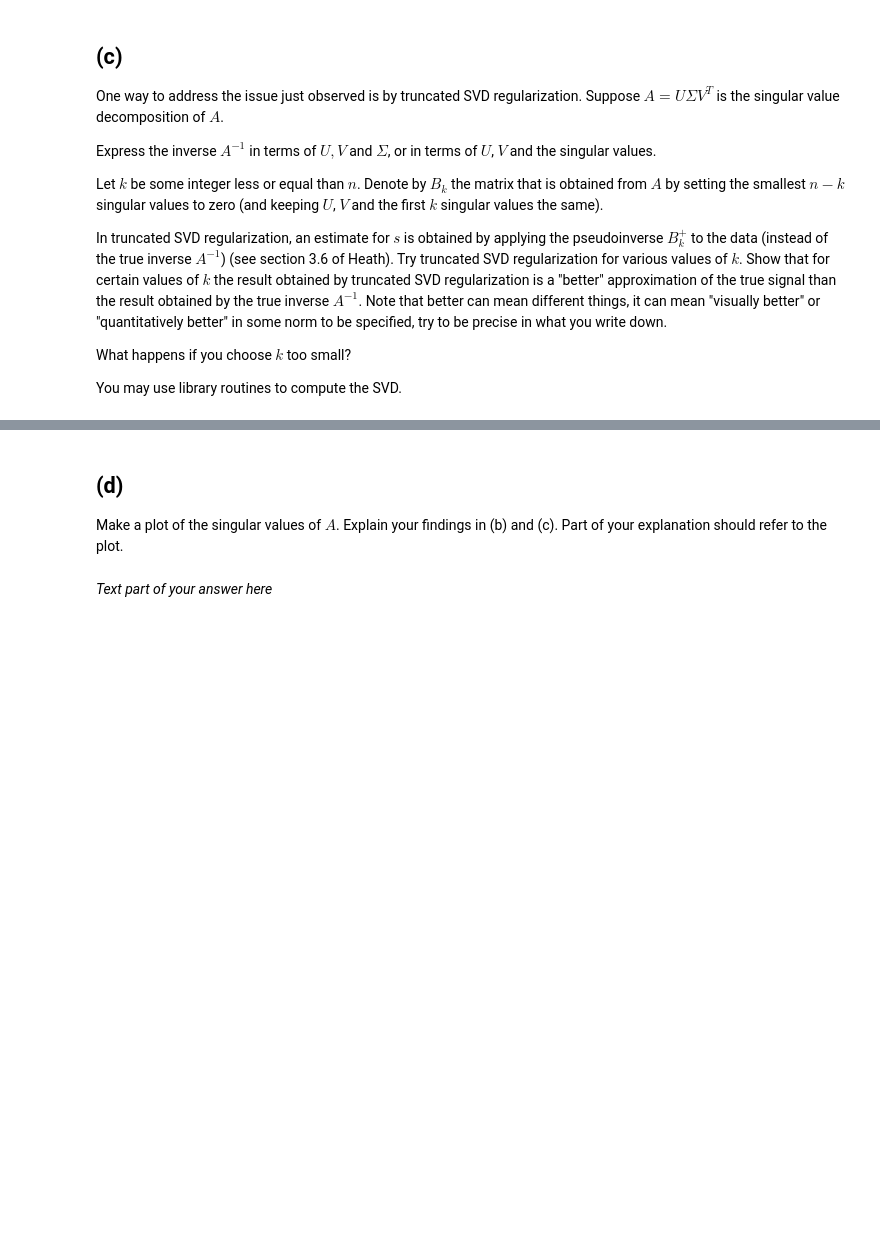
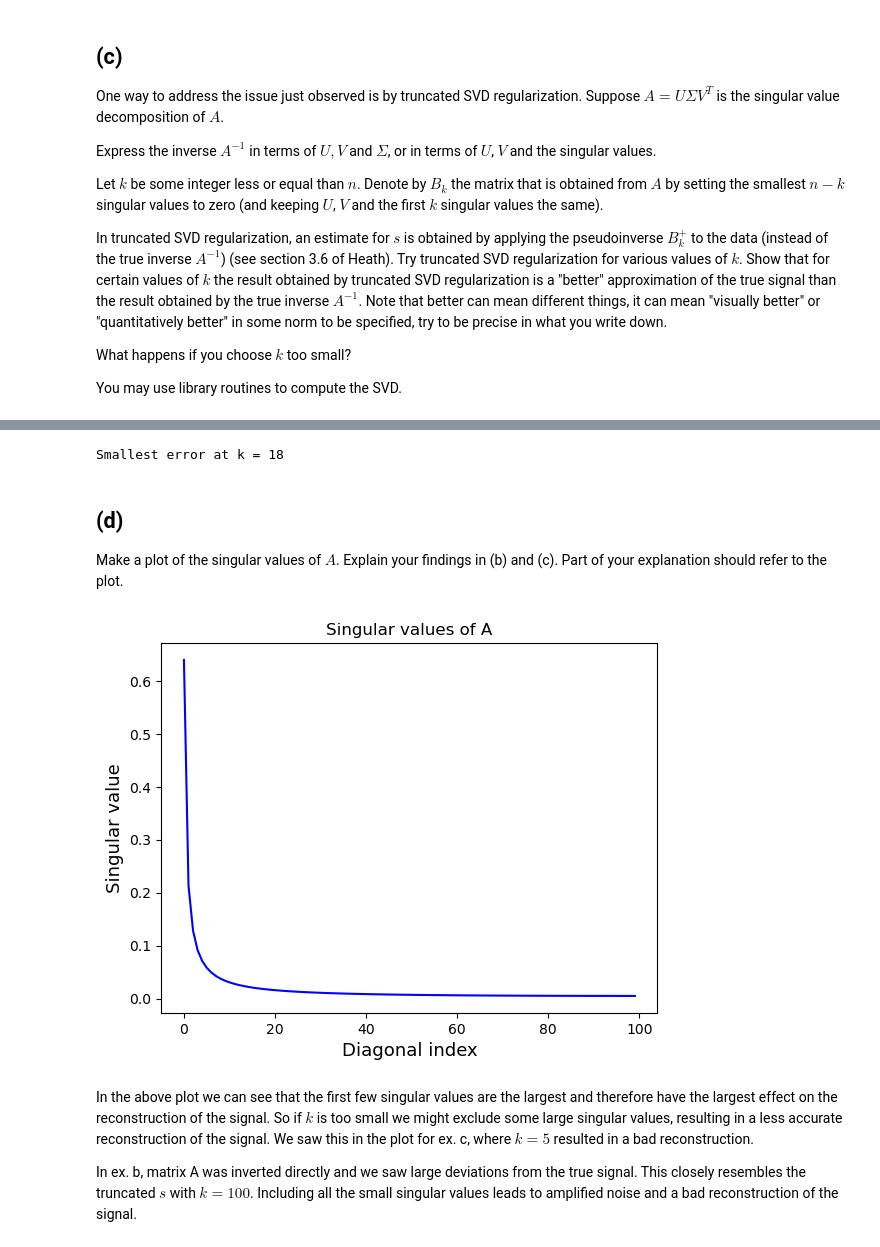
Before and after one commit to NaniHazbolatow/5284NUAL6Y, a Jupyter notebook: hw2.ipynb, the cells around one changed output, grey strips where cells are left out. Cells and saved outputs as stored; diff of their text form; code cells hidden in the pictures; blank space fills up the shorter version.

```diff
--- a/hw2.ipynb
+++ b/hw2.ipynb
@@ -183,6 +259,26 @@ You may use library routines to compute the SVD.
+# %%
+errors = []
+for i in range(1, 100):
+    s_trunc = pseudo_inv(U, S, Vt, i) @ d_eps
+    MSE = np.mean(np.square(s_0 - s_trunc)) # MSE: mean squared error.
+    errors.append(MSE)
+
+print(f'Smallest error at k = {errors.index(min(np.abs(errors)))}')
+# %% [output]
+Smallest error at k = 18
 # %% [markdown]
 ## (d)
 
 Make a plot of the singular values of $A$. Explain your findings in (b) and (c). Part of your explanation should refer to the plot.
+# %%
+plt.plot(S, color='blue')
+plt.xlabel('Diagonal index', fontsize=13)
+plt.ylabel('Singular value', fontsize=13)
+plt.title('Singular values of A')
+plt.show()
+# %% [output]
+[figure, added]
 # %% [markdown]
-*Text part of your answer here*
+In the above plot we can see that the first few singular values are the largest and therefore have the largest effect on the reconstruction of the signal. So if $k$ is too small we might exclude some large singular values, resulting in a less accurate reconstruction of the signal. We saw this in the plot for ex. c, where $k=5$ resulted in a bad reconstruction.
+
+In ex. b, matrix A was inverted directly and we saw large deviations from the true signal. This closely resembles the truncated $s$ with $k=100$. Including all the small singular values leads to amplified noise and a bad reconstruction of the signal.
```
Also changed, not shown: parts of 8 cells of this notebook.
